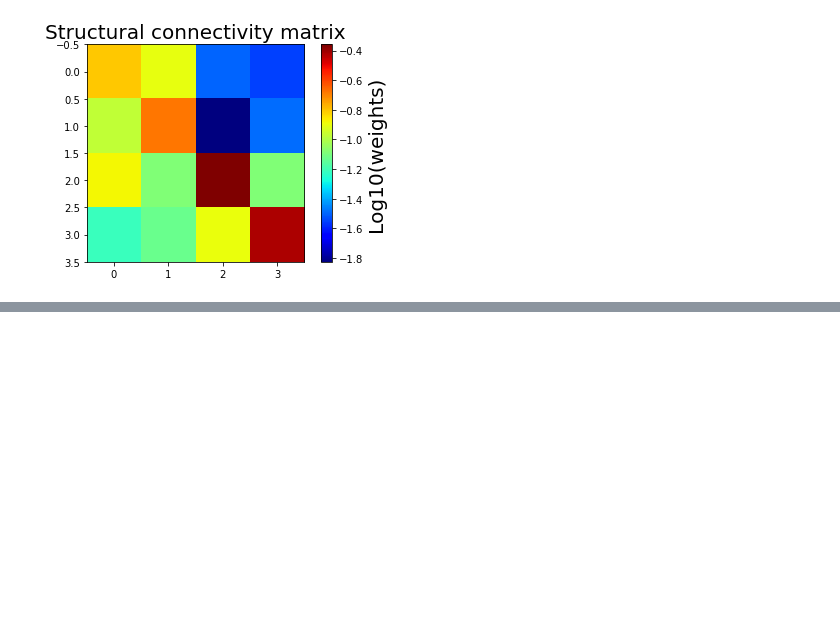
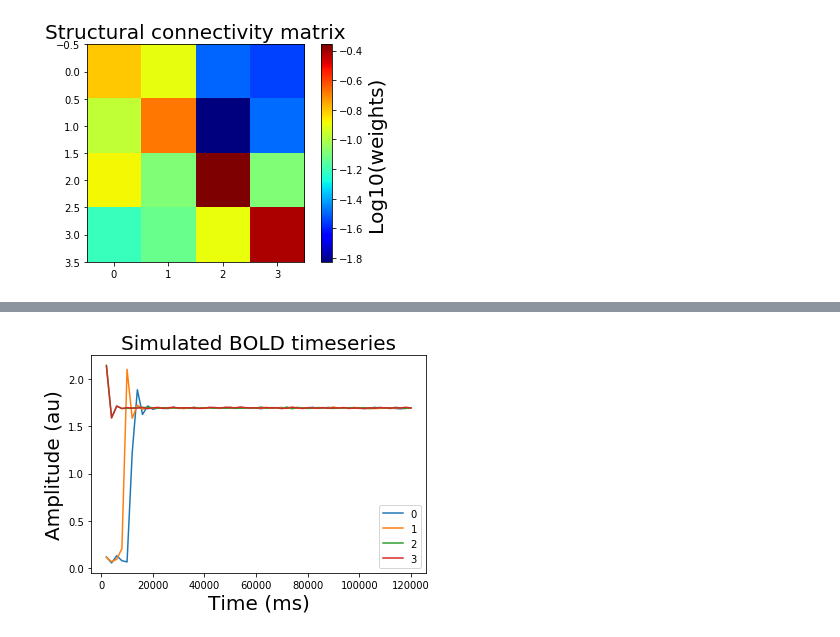
Before and after one commit to Spokhim/MouseBrainModelling, a Jupyter notebook: Jupyter Pipeline.ipynb, the cells around one changed output, grey strips where cells are left out. Cells and saved outputs as stored; diff of their text form; code cells hidden in the pictures; blank space fills up the shorter version.

```diff
--- a/Jupyter Pipeline.ipynb
+++ b/Jupyter Pipeline.ipynb
@@ -61,7 +64,7 @@ axcb.set_label('Log10(weights)', fontsize=20)
 # %%
 # Set the parameter of the resting state simulation
 
-if BOLD == TRUE:
+if BOLD == True:
     sim = simulator.Simulator(model=MODEL,
                             connectivity=con,
                             coupling=coupling.Linear(a=0.096),
@@ -82,14 +85,14 @@ if BOLD == TRUE:
 
 else:
 
-sim = simulator.Simulator(model=MODEL,
-                        connectivity=con,
-                        coupling=coupling.Linear(a=0.096),
-                        integrator=integrators.EulerStochastic(dt=0.1, noise=noise.Additive(nsig=0.000013)),
-                        monitors=(monitors.TemporalAverage(period=1e3)),
-                        simulation_length=1.2e5).configure()
-# Run the resting state simulation
-(bold_time, bold_data), _ = sim.run()
+  sim = simulator.Simulator(model=MODEL,
+                          connectivity=con,
+                          coupling=coupling.Linear(a=0.096),
+                          integrator=integrators.EulerStochastic(dt=0.1, noise=noise.Additive(nsig=0.000013)),
+                          monitors=(monitors.TemporalAverage(period=1e3)),
+                          simulation_length=1.2e5).configure()
+  # Run the resting state simulation
+  (bold_time, bold_data), _ = sim.run()
 
   # Display the simulated non-bold timeseries
   plt.subplots()
@@ -102,0 +105 @@ IndentationError: expected an indented block (<ipython-input-18-23b5e2bd59fd>, l
+[figure, added]
```
Also changed, not shown: parts of 8 cells of this notebook.
